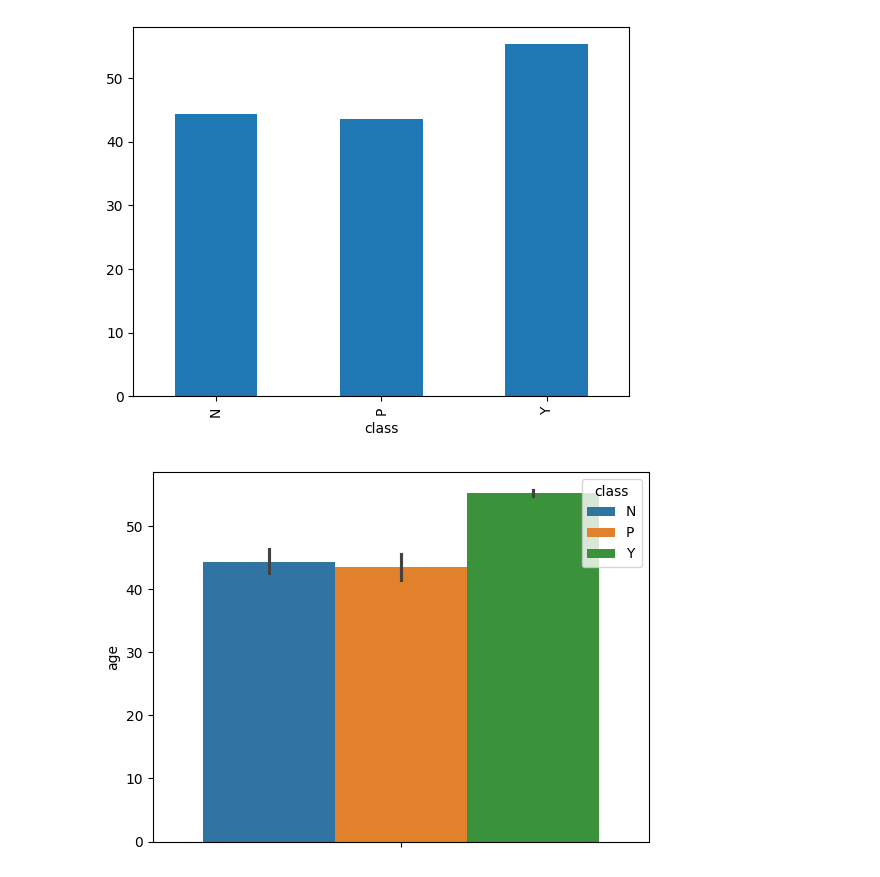
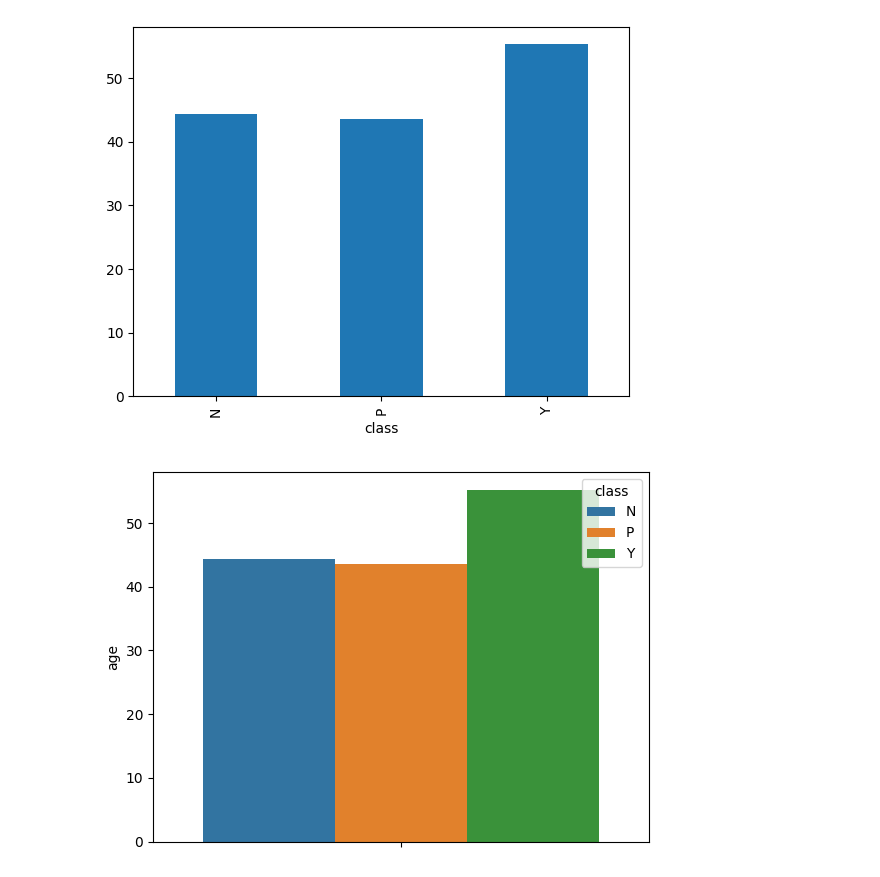
Before and after one commit to M-Nesphory/Moringa_Exercises, a Jupyter notebook: Instructor/Exploratory_Data_Analysis.ipynb, the cells around one changed output. Cells and saved outputs as stored; diff of their text form; code cells hidden in the pictures.

```diff
--- a/Instructor/Exploratory_Data_Analysis.ipynb
+++ b/Instructor/Exploratory_Data_Analysis.ipynb
@@ -115,6 +115,6 @@ age_gr.plot(kind = 'bar');
 [figure]
 # %%
 #Seaborn
-sns.barplot(y = 'age', hue ='class', data = df);
+sns.barplot(y = 'age', hue ='class', data = df, errorbar = None);
 # %% [output]
-[figure, old version]
+[figure, new version]
```
Also changed, not shown: parts of 13 cells of this notebook, 2 other files.
